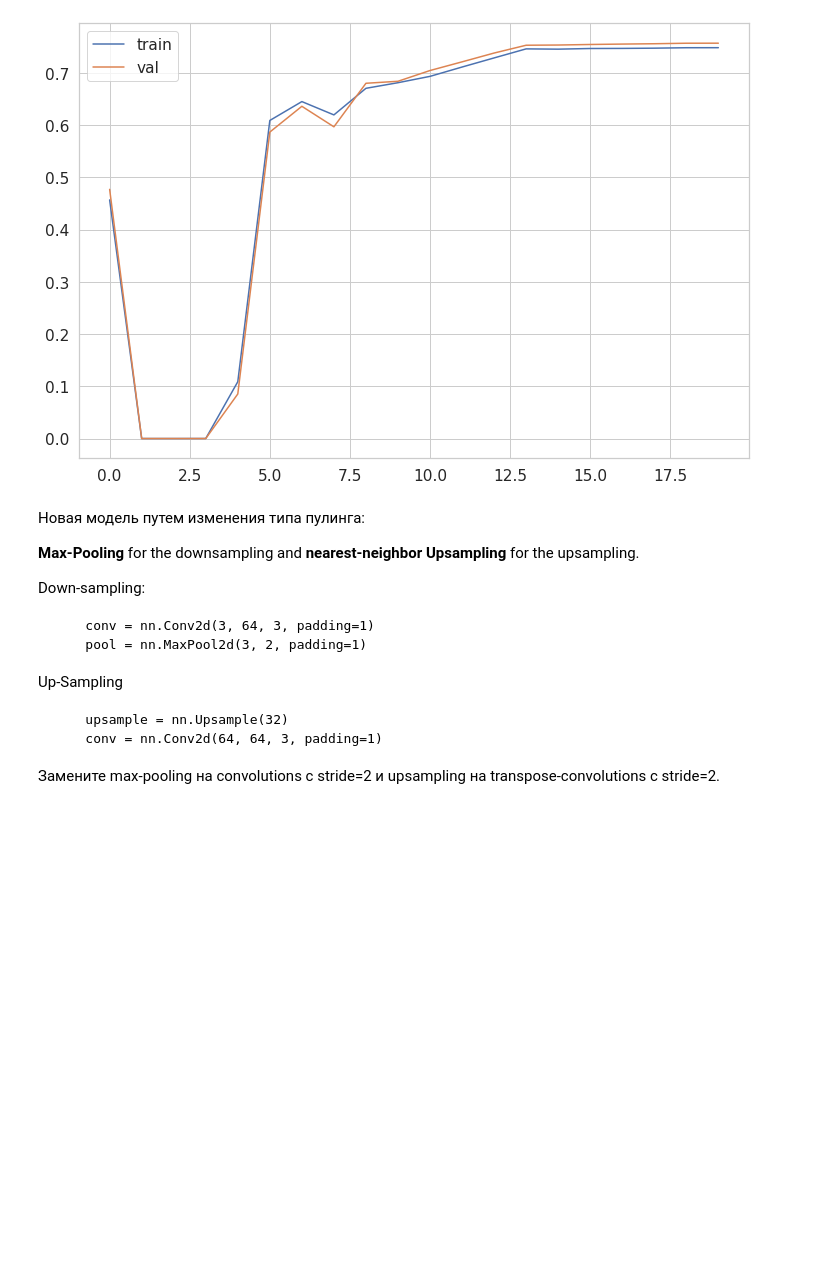
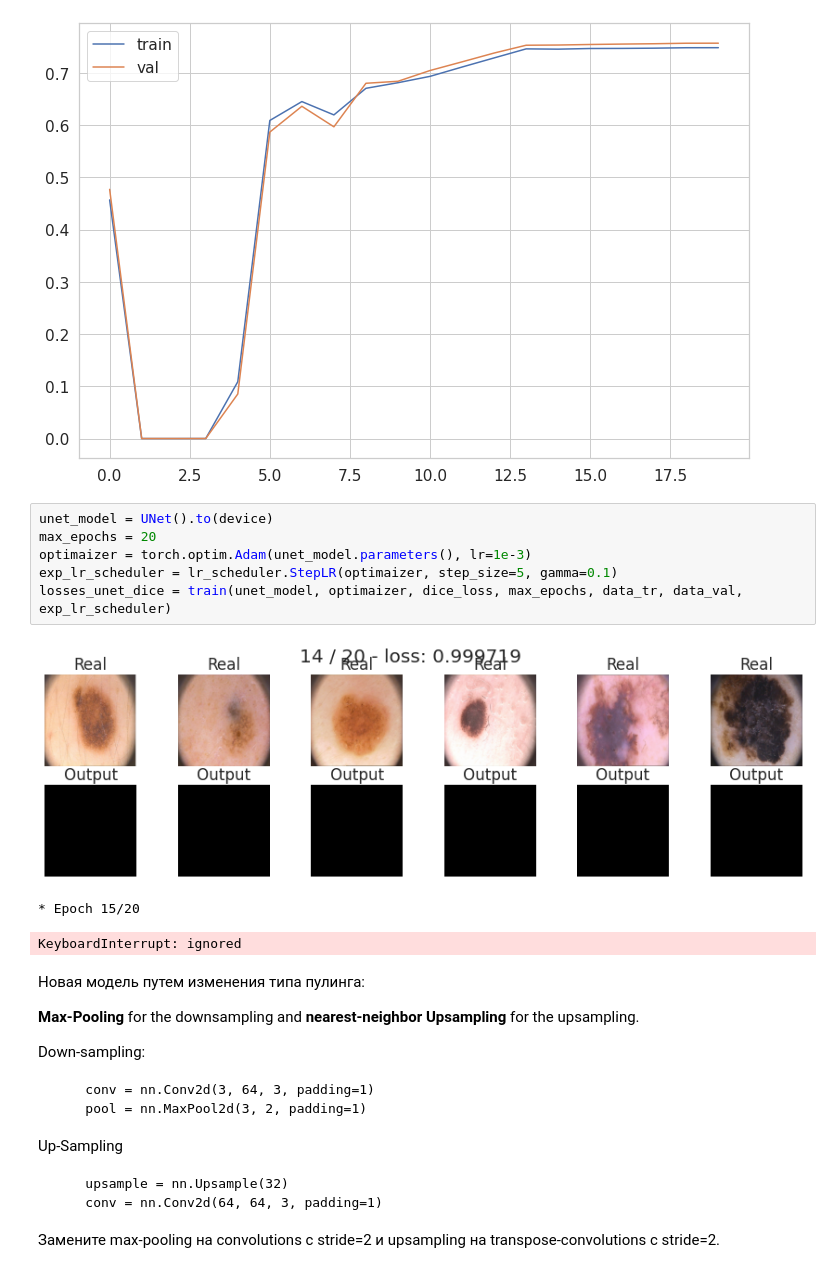
Before and after one commit to prosvirinKir/Deep-Learning-Sckool-term1, a Jupyter notebook: HW_6_semantic_segmentation.ipynb, the cells around one changed output. Drawn from its saved outputs; the diff is of its cells as text; blank space fills up the shorter version.

```diff
--- a/HW_6_semantic_segmentation.ipynb
+++ b/HW_6_semantic_segmentation.ipynb
@@ -1005,6 +1008,16 @@ plt.show()
 # %% [output]
 [figure]
 [figure]
+# %%
+unet_model = UNet().to(device)
+max_epochs = 20
+optimaizer = torch.optim.Adam(unet_model.parameters(), lr=1e-3)
+exp_lr_scheduler = lr_scheduler.StepLR(optimaizer, step_size=5, gamma=0.1)
+losses_unet_dice = train(unet_model, optimaizer, dice_loss, max_epochs, data_tr, data_val, exp_lr_scheduler)
+# %% [output]
+[figure, added]
+* Epoch 15/20
+KeyboardInterrupt: ignored
 # %% [markdown]
 Новая модель путем изменения типа пулинга:
 
```
Also changed, not shown: parts of 10 cells of this notebook.
